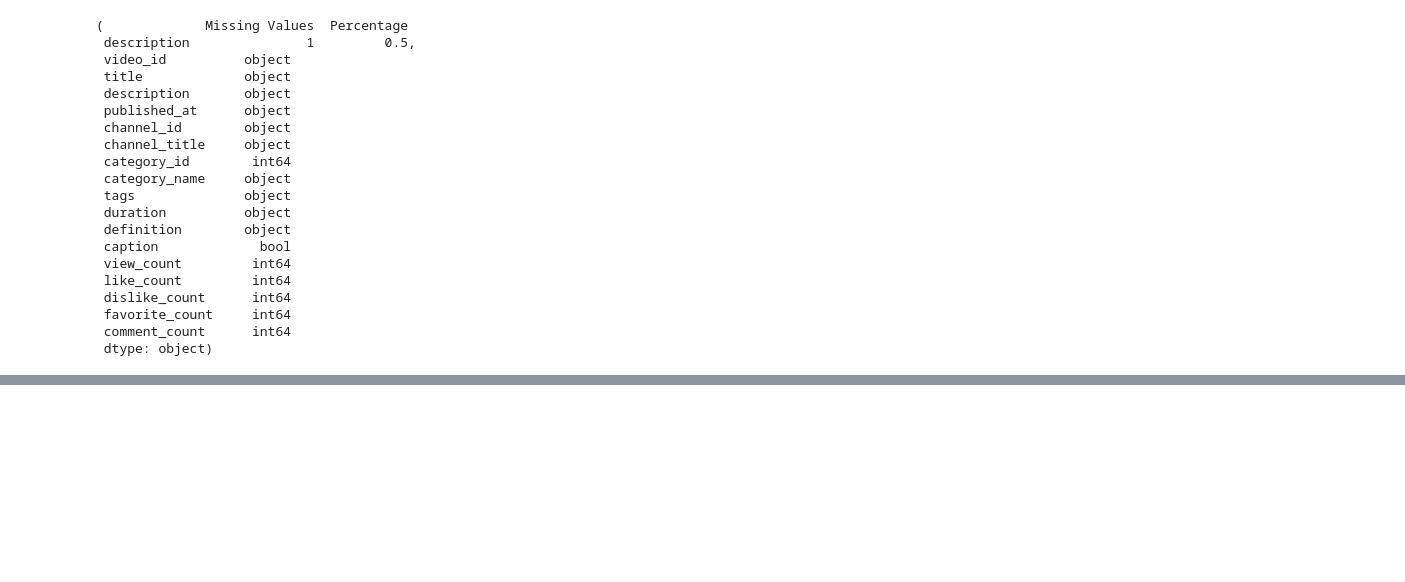
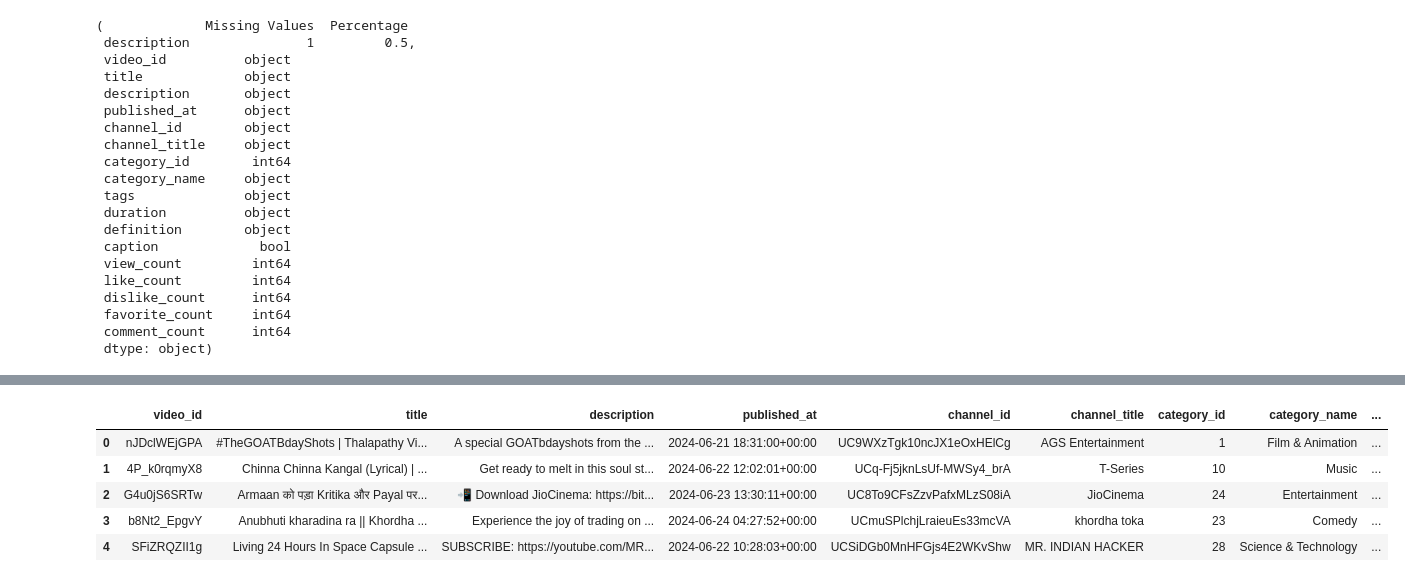
Before and after one commit to rajputdevyansh/YouTube-Data-Collection-and-Analysis, a Jupyter notebook: youtube_analysis/data_colection.ipynb, the cells around one changed output, grey strips where cells are left out. Cells and saved outputs as stored; diff of their text form; code cells hidden in the pictures; blank space fills up the shorter version.

```diff
--- a/youtube_analysis/data_colection.ipynb
+++ b/youtube_analysis/data_colection.ipynb
@@ -352,0 +479,10 @@ KeyError: 'duration_seconds'
+# %%
+# Viewing the processed dataset for IN(India) region
+trending_videos_IN.head()
+# %% [output]
+|  | video_id | title | description | published_at | channel_id | channel_title | category_id | category_name | ... |
+| 0 | nJDclWEjGPA | #TheGOATBdayShots | Thalapathy Vi... | A special GOATbdayshots from the ... | 2024-06-21 18:31:00+00:00 | UC9WXzTgk10ncJX1eOxHElCg | AGS Entertainment | 1 | Film & Animation | ... |
+| 1 | 4P_k0rqmyX8 | Chinna Chinna Kangal (Lyrical) | ... | Get ready to melt in this soul st... | 2024-06-22 12:02:01+00:00 | UCq-Fj5jknLsUf-MWSy4_brA | T-Series | 10 | Music | ... |
+| 2 | G4u0jS6SRTw | Armaan को पड़ा Kritika और Payal पर... | 📲 Download JioCinema: https://bit... | 2024-06-23 13:30:11+00:00 | UC8To9CFsZzvPafxMLzS08iA | JioCinema | 24 | Entertainment | ... |
+| 3 | b8Nt2_EpgvY | Anubhuti kharadina ra || Khordha ... | Experience the joy of trading on ... | 2024-06-24 04:27:52+00:00 | UCmuSPlchjLraieuEs33mcVA | khordha toka | 23 | Comedy | ... |
+| 4 | SFiZRQZII1g | Living 24 Hours In Space Capsule ... | SUBSCRIBE: https://youtube.com/MR... | 2024-06-22 10:28:03+00:00 | UCSiDGb0MnHFGjs4E2WKvShw | MR. INDIAN HACKER | 28 | Science & Technology | ... |
```
Also changed, not shown: parts of 27 cells of this notebook, 5 other files.
